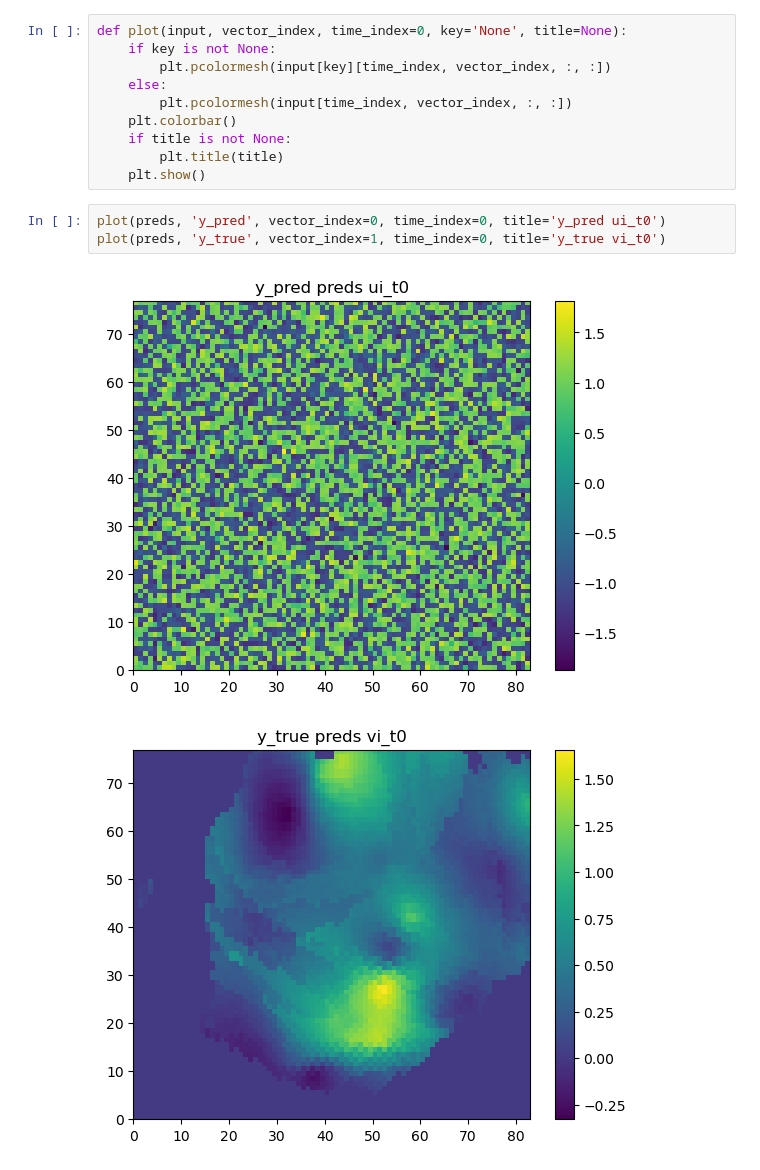
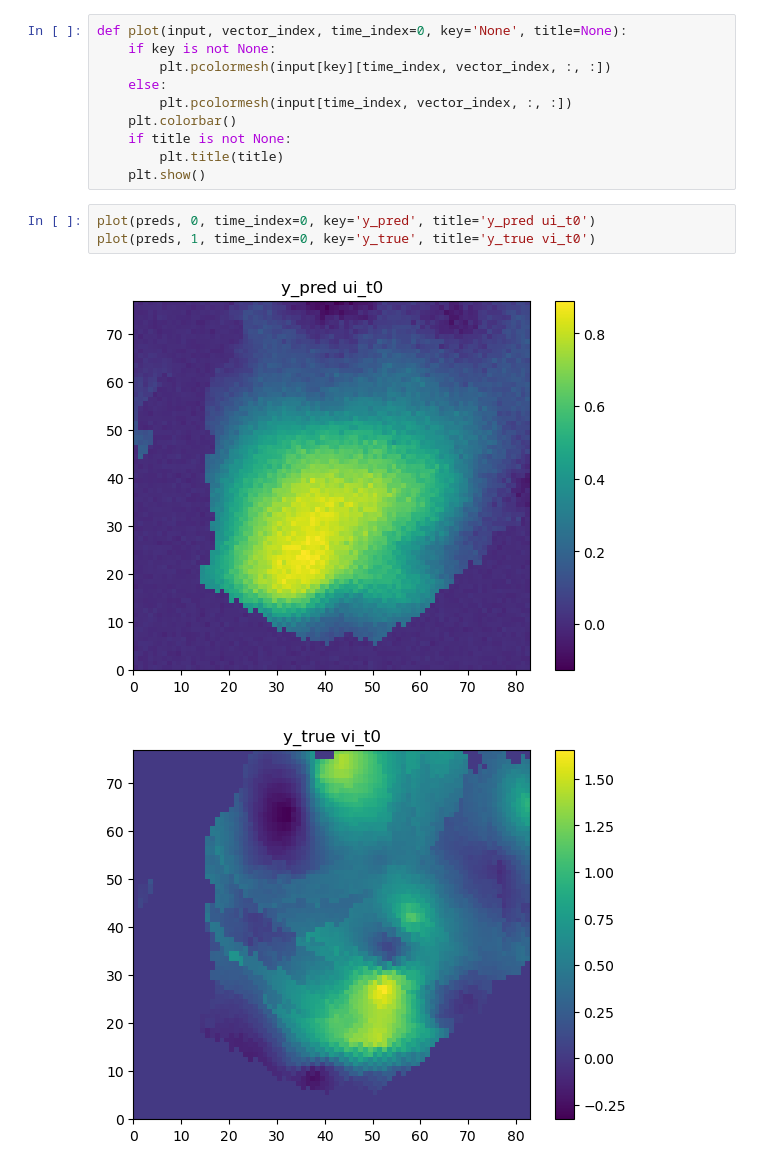
Before and after one commit to jackbassham/thesis-rough, a Jupyter notebook: test_inputs.ipynb, the cells around one changed output. Cells and saved outputs as stored; diff of their text form.

```diff
--- a/test_inputs.ipynb
+++ b/test_inputs.ipynb
@@ -76,11 +76,11 @@ def plot(input, vector_index, time_index=0, key='None', title=None):
         plt.title(title)
     plt.show()
 # %%
-plot(preds, 'y_pred', vector_index=0, time_index=0, title='y_pred ui_t0')
-plot(preds, 'y_true', vector_index=1, time_index=0, title='y_true vi_t0')
+plot(preds, 0, time_index=0, key='y_pred', title='y_pred ui_t0')
+plot(preds, 1, time_index=0, key='y_true', title='y_true vi_t0')
 # %% [output]
-[figure, old version]
+[figure, new version]
-[figure, old version]
+[figure, new version]
 # %%
 residual = preds['y_true'] - preds['y_pred']
 
```
Also changed, not shown: parts of 1 cell of this notebook.
